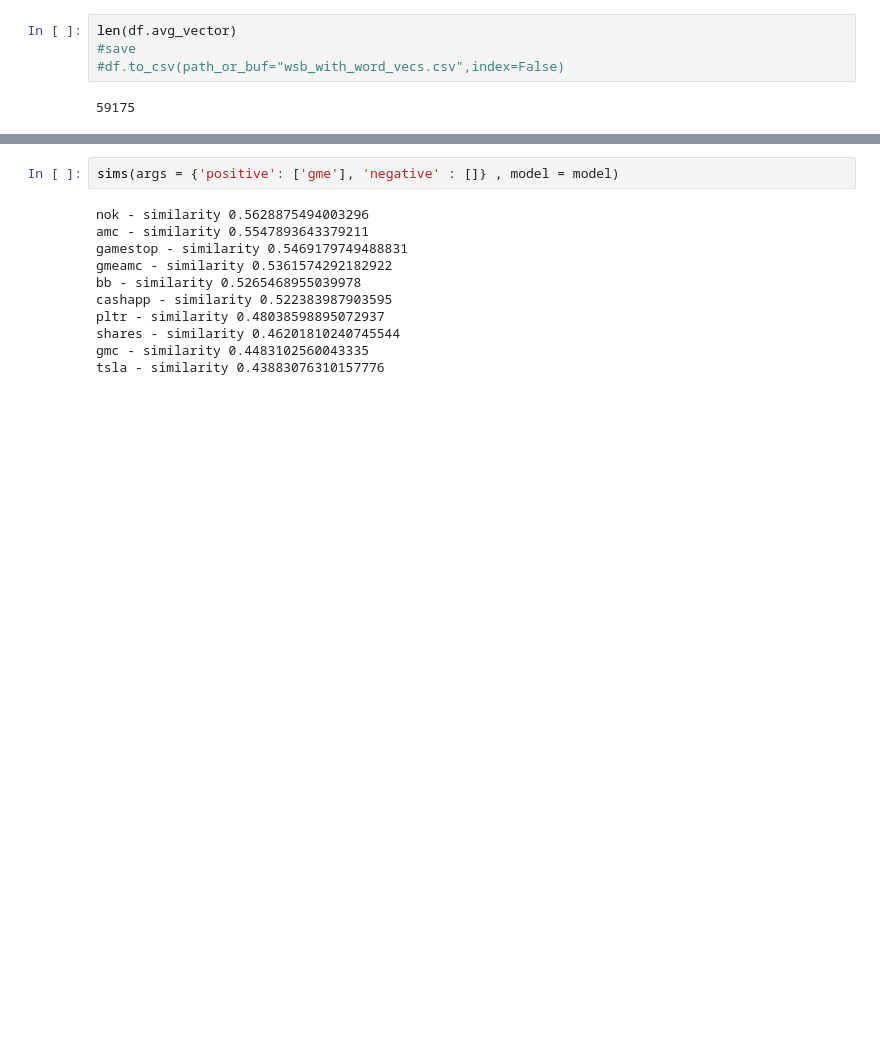
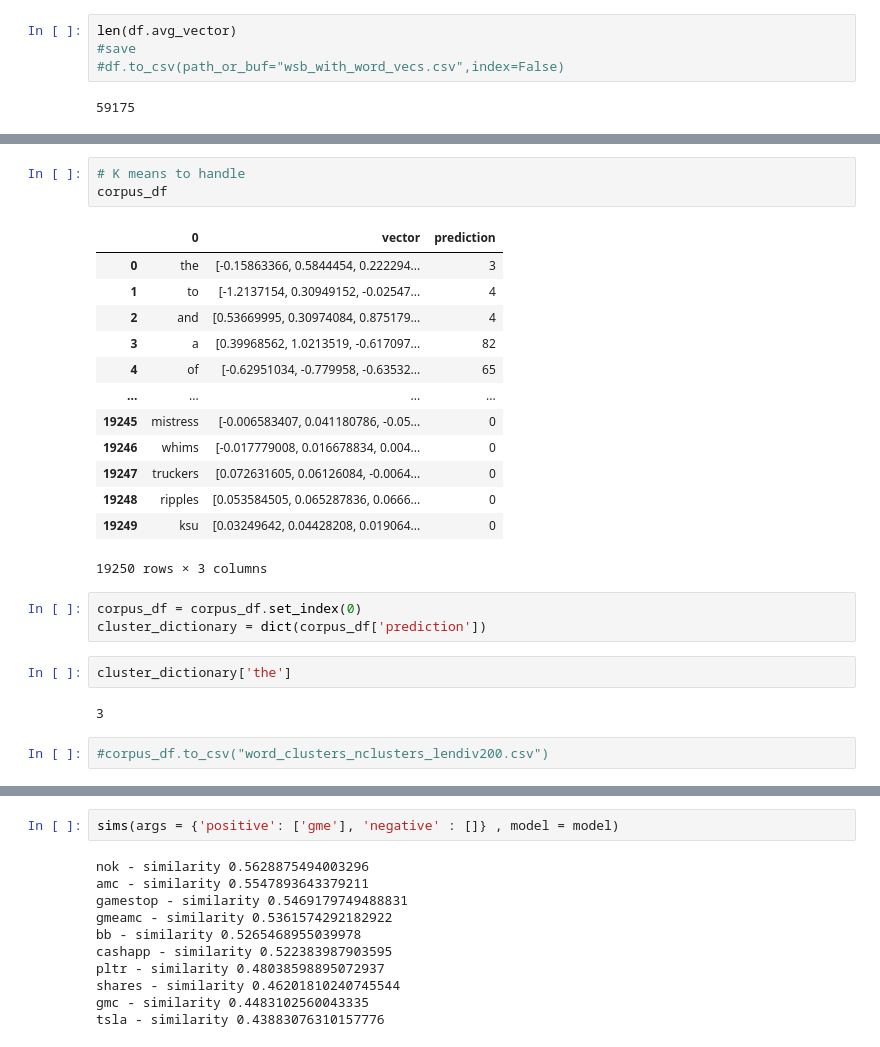
Before and after one commit to ElleNajt/ErdosInstitute-SIG_Project, a Jupyter notebook: Feature_Design/word2vec Jason's edits.ipynb, the cells around one changed output, grey strips where cells are left out. Drawn from its saved outputs; the diff is of its cells as text; blank space fills up the shorter version.

```diff
--- a/Feature_Design/word2vec Jason's edits.ipynb
+++ b/Feature_Design/word2vec Jason's edits.ipynb
@@ -160,0 +398,26 @@ from sklearn.decomposition import PCA
+# %%
+# K means to handle
+corpus_df
+# %% [output]
+|  | 0 | vector | prediction |
+| 0 | the | [-0.15863366, 0.5844454, 0.222294... | 3 |
+| 1 | to | [-1.2137154, 0.30949152, -0.02547... | 4 |
+| 2 | and | [0.53669995, 0.30974084, 0.875179... | 4 |
+| 3 | a | [0.39968562, 1.0213519, -0.617097... | 82 |
+| 4 | of | [-0.62951034, -0.779958, -0.63532... | 65 |
+| ... | ... | ... | ... |
+| 19245 | mistress | [-0.006583407, 0.041180786, -0.05... | 0 |
+| 19246 | whims | [-0.017779008, 0.016678834, 0.004... | 0 |
+| 19247 | truckers | [0.072631605, 0.06126084, -0.0064... | 0 |
+| 19248 | ripples | [0.053584505, 0.065287836, 0.0666... | 0 |
+| 19249 | ksu | [0.03249642, 0.04428208, 0.019064... | 0 |
+19250 rows × 3 columns
+# %%
+corpus_df = corpus_df.set_index(0)
+cluster_dictionary = dict(corpus_df['prediction'])
+# %%
+cluster_dictionary['the']
+# %% [output]
+3
+# %%
+#corpus_df.to_csv("word_clusters_nclusters_lendiv200.csv")
```
Also changed, not shown: parts of 34 cells of this notebook, 3 other files.
